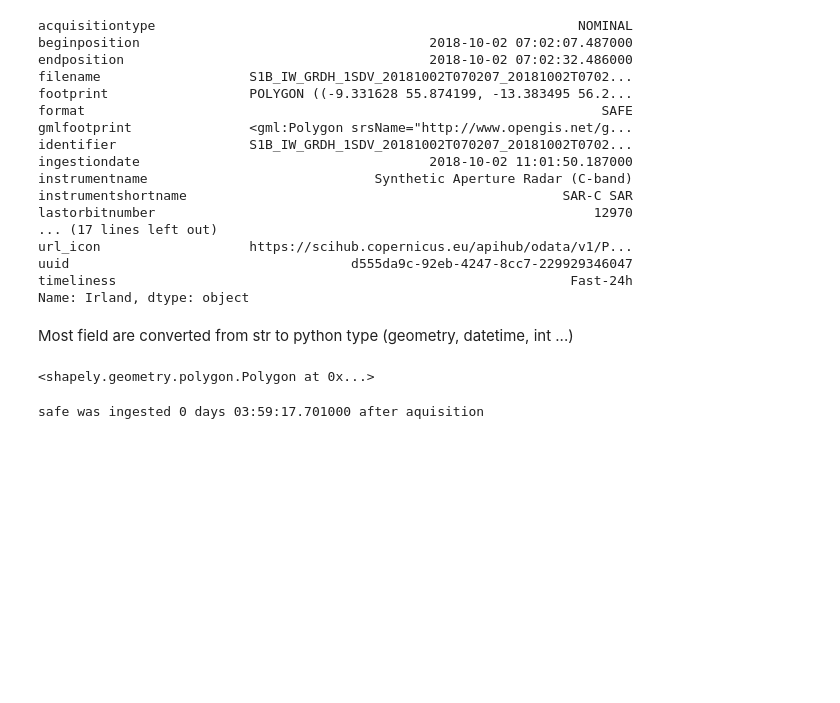
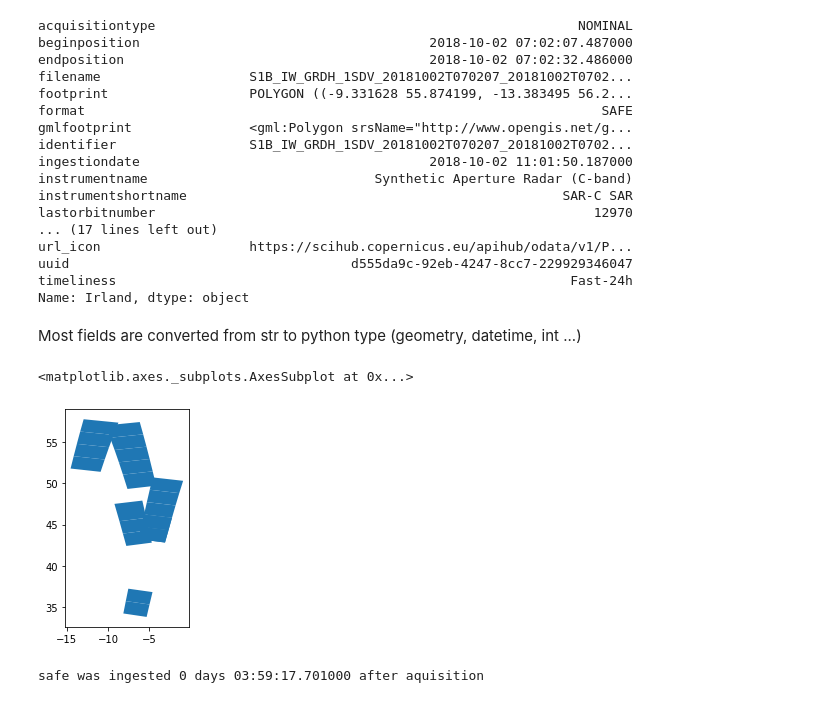
Before and after one commit to oarcher/sentinelrequest, a Jupyter notebook: README.ipynb, the cells around one changed output. Cells and saved outputs as stored; diff of their text form; code cells hidden in the pictures; blank space fills up the shorter version.

```diff
--- a/README.ipynb
+++ b/README.ipynb
@@ -139,11 +177,12 @@ uuid                                    d555da9c-92eb-4247-8cc7-229929346047
 timeliness                                                          Fast-24h
 Name: Irland, dtype: object
 # %% [markdown]
-Most field are converted from str to python type (geometry, datetime, int ...)
+Most fields are converted from str to python type (geometry, datetime, int ...)
 # %%
-safes.iloc[0]['footprint']
+safes['footprint'].plot()
 # %% [output]
-<shapely.geometry.polygon.Polygon at 0x...>
+<matplotlib.axes._subplots.AxesSubplot at 0x...>
+[figure, added]
 # %%
 print('safe was ingested %s after aquisition' % (safes.iloc[0]['ingestiondate']-safes.iloc[0]['endposition']))
 # %% [output]
```
Also changed, not shown: parts of 6 cells of this notebook, 1 other file.
